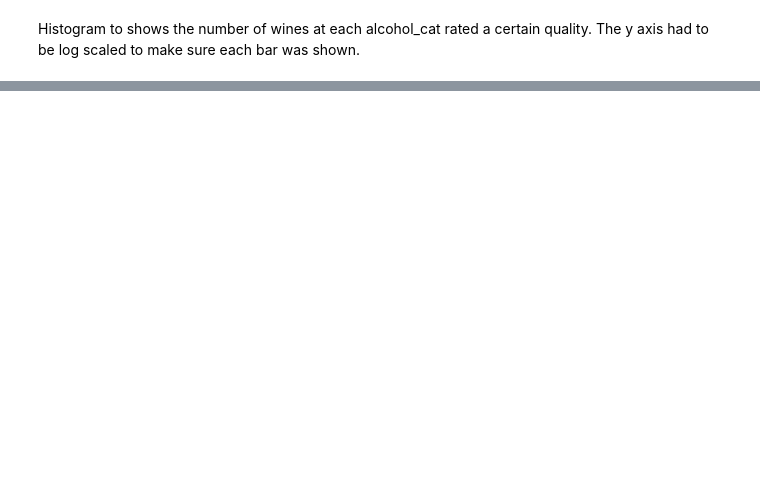
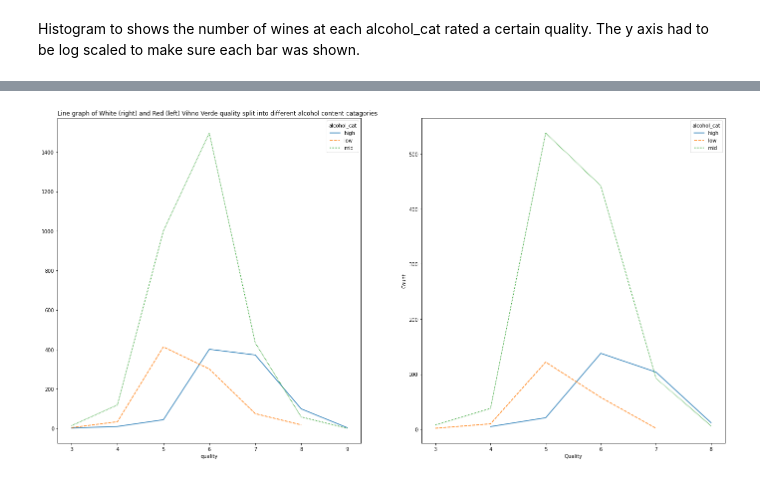
Before and after one commit to c0037654Newcastle/CSC2034-DS-Project, a Jupyter notebook: CSC2034_DS_Project.ipynb, the cells around one changed output, grey strips where cells are left out. Drawn from its saved outputs; the diff is of its cells as text; code cells hidden in the pictures; blank space fills up the shorter version.

```diff
--- a/CSC2034_DS_Project.ipynb
+++ b/CSC2034_DS_Project.ipynb
@@ -194,0 +193,17 @@ plt.close()
+# %%
+white_sub_dataset = white_vihno_dataset.pivot_table(index='quality', columns='alcohol_cat', values='alcohol', aggfunc='count')
+red_sub_dataset = red_vihno_dataset.pivot_table(index='quality', columns='alcohol_cat', values='alcohol', aggfunc='count')
+
+fig, (ax1, ax2) = plt.subplots(figsize=(24, 12), ncols=2)#, sharex=True, sharey=True)
+
+ax1.set_title("Line graph of White (right) and Red (left) Vihno Verde quality split into different alcohol content catagories", loc='left')
+
+sns.lineplot(data=white_sub_dataset, ax=ax1)
+sns.lineplot(data=red_sub_dataset, ax=ax2)
+
+plt.xlabel("Quality")
+plt.ylabel("Count")
+plt.show()
+plt.close()
+# %% [output]
+[figure, added]
```
Also changed, not shown: parts of 6 cells of this notebook.
